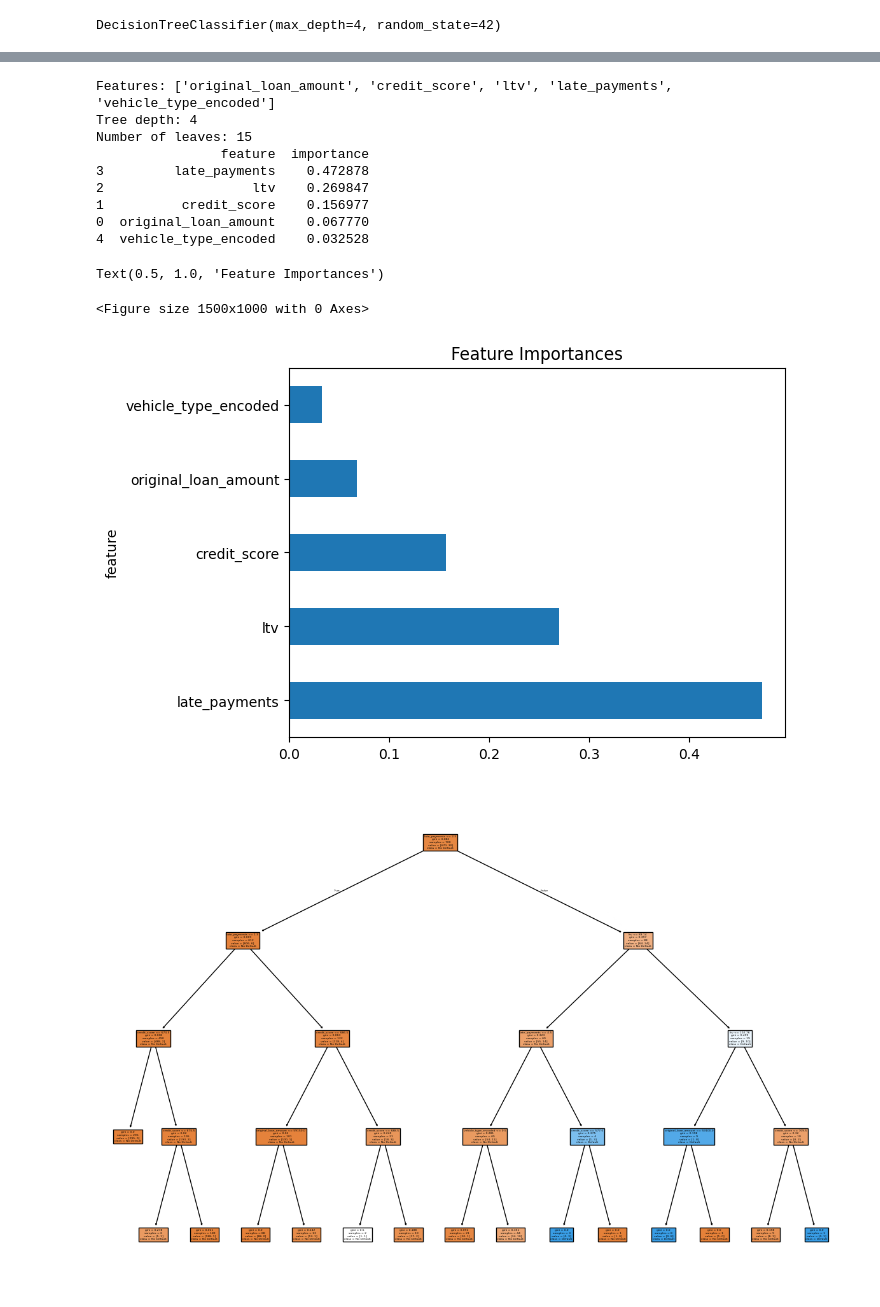
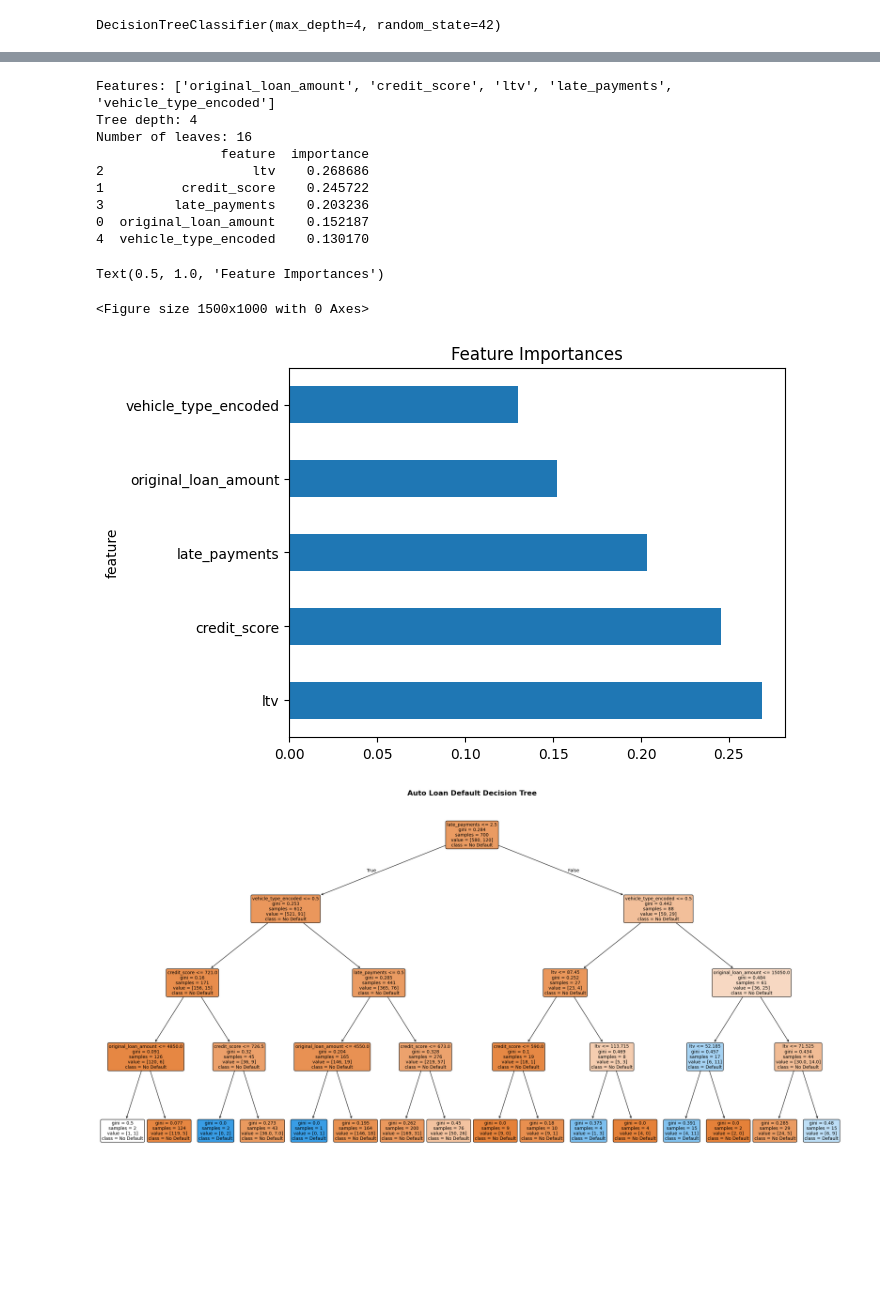
Before and after one commit to imoore99/decision_trees, a Jupyter notebook: decision_trees.ipynb, the cells around one changed output, grey strips where cells are left out. Cells and saved outputs as stored; diff of their text form; code cells hidden in the pictures; blank space fills up the shorter version.

Commit message:
updated notebook and added visualizations for decision tree and feature importance

```diff
--- a/decision_trees.ipynb
+++ b/decision_trees.ipynb
@@ -101,18 +102,18 @@ for loan, credit_score, ltv, late_payments, vehicle in zip(orig_loan_bal, orig_c
     default_prob = 0.55  # Base 10% default rate
 
     # Increase probability for high LTV
-    loan_factor = -0.05 * (loan - min_loan) / (max_loan - min_loan)
+    loan_factor = -0.067 * (loan - min_loan) / (max_loan - min_loan)
     credit_score_factor = -0.065 * (max_score - credit_score) / (max_score - min_score)
 
     ltv_factor = 0.05 * max(0, (ltv - 80) / 100)
-    late_payments_factor = 0.03 * late_payments
-    vehicle_factor = -0.03 if vehicle == "NEW" else 0.01
+    late_payments_factor = 0.020 * late_payments
+    vehicle_factor = -0.014 if vehicle == "NEW" else 0.01
 
     prob_default = default_prob + ltv_factor + loan_factor + credit_score_factor + late_payments_factor + vehicle_factor
 
     prob_default = min(0.95, max(0, prob_default))
 
-    prob_default += np.random.normal(-0.01, 0.04)
+    prob_default += np.random.normal(0.005, 0.10)
 
 
     default.append(prob_default)
@@ -230,19 +238,26 @@ plt.title('Feature Importances')
 # %% [output]
 Features: ['original_loan_amount', 'credit_score', 'ltv', 'late_payments', 'vehicle_type_encoded']
 Tree depth: 4
-Number of leaves: 15
+Number of leaves: 16
                 feature  importance
-3         late_payments    0.472878
-2                   ltv    0.269847
-1          credit_score    0.156977
-0  original_loan_amount    0.067770
-4  vehicle_type_encoded    0.032528
+2                   ltv    0.268686
+1          credit_score    0.245722
+3         late_payments    0.203236
+0  original_loan_amount    0.152187
+4  vehicle_type_encoded    0.130170
 Text(0.5, 1.0, 'Feature Importances')
 <Figure size 1500x1000 with 0 Axes>
-[figure, old version]
+[figure, new version]
 # %%
-plt.figure(figsize=(15, 10))
-plot_tree(clf, feature_names=X.columns, class_names=['No Default', 'Default'], filled=True)
+# Create a large, readable tree visualization
+plt.figure(figsize=(30, 15))
+plot_tree(clf,
+          feature_names=X.columns,
+          class_names=['No Default', 'Default'],
+          filled=True,
+          rounded=True,
+          fontsize=10)
+plt.title('Auto Loan Default Decision Tree', fontsize=16, fontweight='bold')
 plt.show()
 # %% [output]
-[figure, old version]
+[figure, new version]
```
Also changed, not shown: parts of 6 cells of this notebook, 2 other files.
